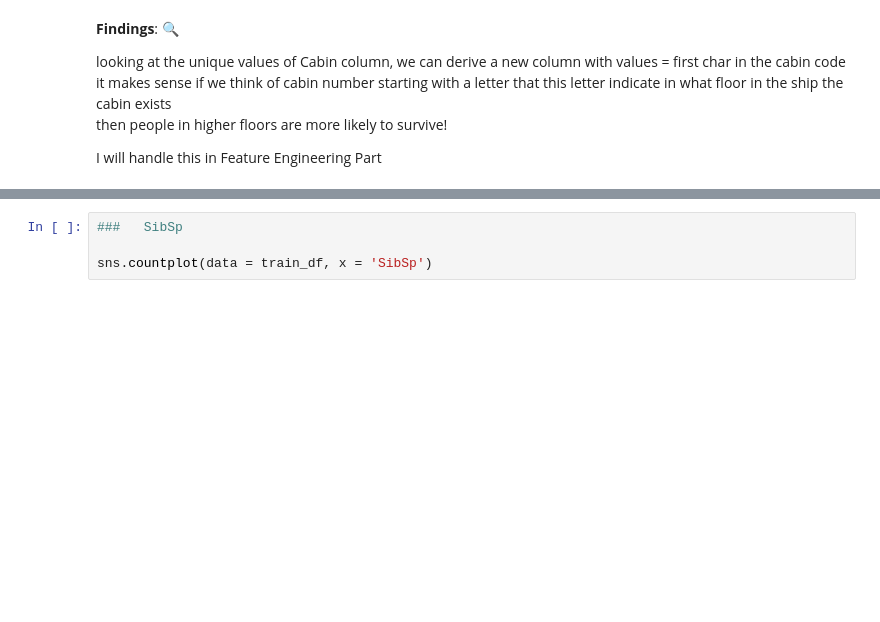
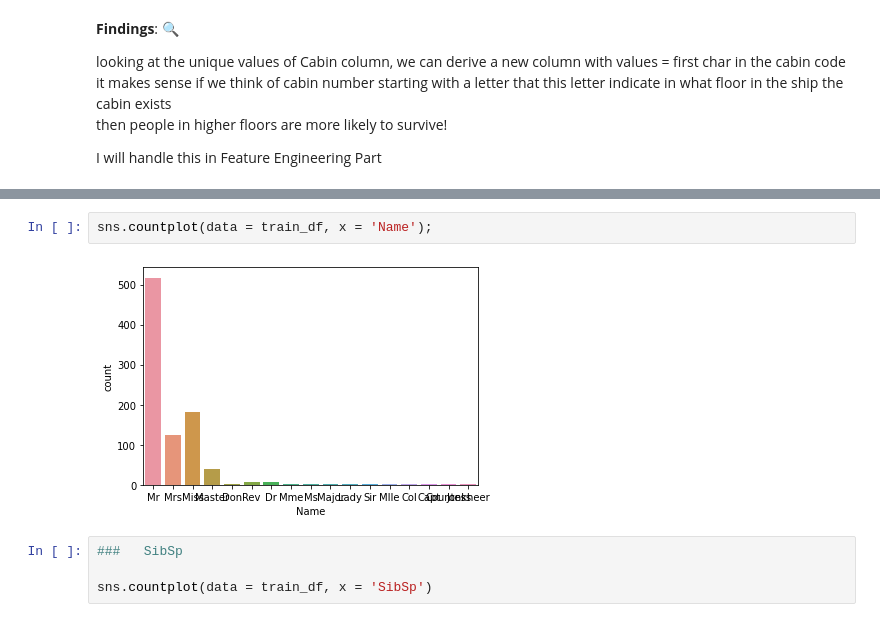
Before and after one commit to Passant-Abdelgalil/Titanic-Kaggle-Competition-, a Jupyter notebook: Titanic.ipynb, the cells around one changed output, grey strips where cells are left out. Saved outputs shown, nothing was run; the diff lists cells and outputs as text; blank space fills up the shorter version.

```diff
--- a/Titanic.ipynb
+++ b/Titanic.ipynb
@@ -149,3 +243,7 @@ I will handle this in Feature Engineering Part
+# %%
+sns.countplot(data = train_df, x = 'Name');
+# %% [output]
+[figure, added]
 # %%
 ###   SibSp
 
```
Also changed, not shown: parts of 25 cells of this notebook.
